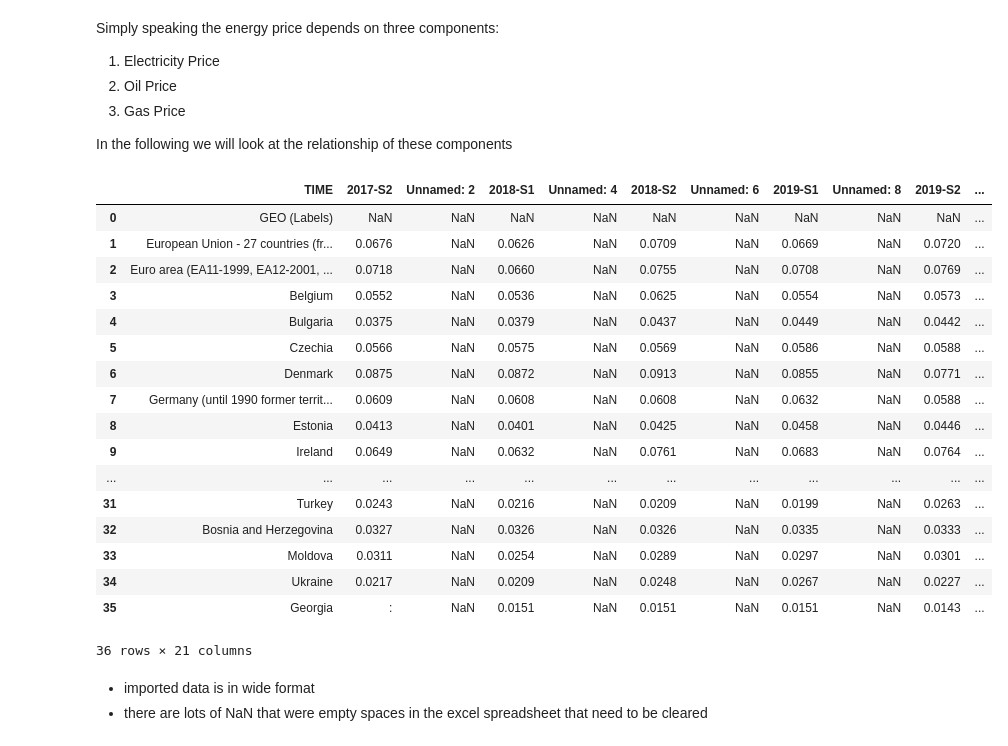
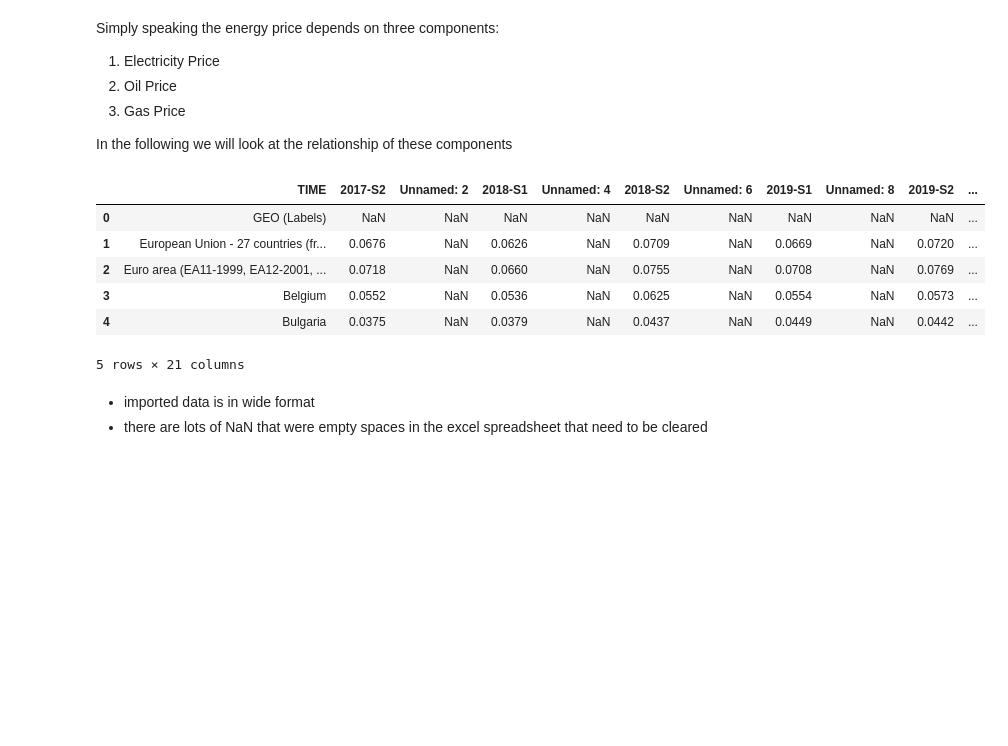
Before and after one commit to aedxn/Energy-Market-Analysis, a Jupyter notebook: energy_price_analysis.ipynb, the cells around one changed output. Cells and saved outputs as stored; diff of their text form; code cells hidden in the pictures; blank space fills up the shorter version.

```diff
--- a/energy_price_analysis.ipynb
+++ b/energy_price_analysis.ipynb
@@ -206,28 +212,17 @@ In the following we will look at the relationship of these components
 # %%
 # importing excel energy price datasets
 
 # eurostat gas price including taxes measured in euro
 dfgas = pd.read_excel(r'C:\Datasets\Prices\Energy Prices\nrg_pc_202_page_spreadsheet.xlsx', sheet_name='Sheet 1')
-dfgas
+dfgas.head()
 # %% [output]
 |  | TIME | 2017-S2 | Unnamed: 2 | 2018-S1 | Unnamed: 4 | 2018-S2 | Unnamed: 6 | 2019-S1 | Unnamed: 8 | 2019-S2 | ... |
 | 0 | GEO (Labels) | NaN | NaN | NaN | NaN | NaN | NaN | NaN | NaN | NaN | ... |
 | 1 | European Union - 27 countries (fr... | 0.0676 | NaN | 0.0626 | NaN | 0.0709 | NaN | 0.0669 | NaN | 0.0720 | ... |
 | 2 | Euro area (EA11-1999, EA12-2001, ... | 0.0718 | NaN | 0.0660 | NaN | 0.0755 | NaN | 0.0708 | NaN | 0.0769 | ... |
 | 3 | Belgium | 0.0552 | NaN | 0.0536 | NaN | 0.0625 | NaN | 0.0554 | NaN | 0.0573 | ... |
 | 4 | Bulgaria | 0.0375 | NaN | 0.0379 | NaN | 0.0437 | NaN | 0.0449 | NaN | 0.0442 | ... |
-| 5 | Czechia | 0.0566 | NaN | 0.0575 | NaN | 0.0569 | NaN | 0.0586 | NaN | 0.0588 | ... |
-| 6 | Denmark | 0.0875 | NaN | 0.0872 | NaN | 0.0913 | NaN | 0.0855 | NaN | 0.0771 | ... |
-| 7 | Germany (until 1990 former territ... | 0.0609 | NaN | 0.0608 | NaN | 0.0608 | NaN | 0.0632 | NaN | 0.0588 | ... |
-| 8 | Estonia | 0.0413 | NaN | 0.0401 | NaN | 0.0425 | NaN | 0.0458 | NaN | 0.0446 | ... |
-| 9 | Ireland | 0.0649 | NaN | 0.0632 | NaN | 0.0761 | NaN | 0.0683 | NaN | 0.0764 | ... |
-| ... | ... | ... | ... | ... | ... | ... | ... | ... | ... | ... | ... |
-| 31 | Turkey | 0.0243 | NaN | 0.0216 | NaN | 0.0209 | NaN | 0.0199 | NaN | 0.0263 | ... |
-| 32 | Bosnia and Herzegovina | 0.0327 | NaN | 0.0326 | NaN | 0.0326 | NaN | 0.0335 | NaN | 0.0333 | ... |
-| 33 | Moldova | 0.0311 | NaN | 0.0254 | NaN | 0.0289 | NaN | 0.0297 | NaN | 0.0301 | ... |
-| 34 | Ukraine | 0.0217 | NaN | 0.0209 | NaN | 0.0248 | NaN | 0.0267 | NaN | 0.0227 | ... |
-| 35 | Georgia | : | NaN | 0.0151 | NaN | 0.0151 | NaN | 0.0151 | NaN | 0.0143 | ... |
-36 rows × 21 columns
+5 rows × 21 columns
 # %% [markdown]
 * imported data is in wide format
 * there are lots of NaN that were empty spaces in the excel spreadsheet that need to be cleared
```
Also changed, not shown: parts of 58 cells of this notebook.
